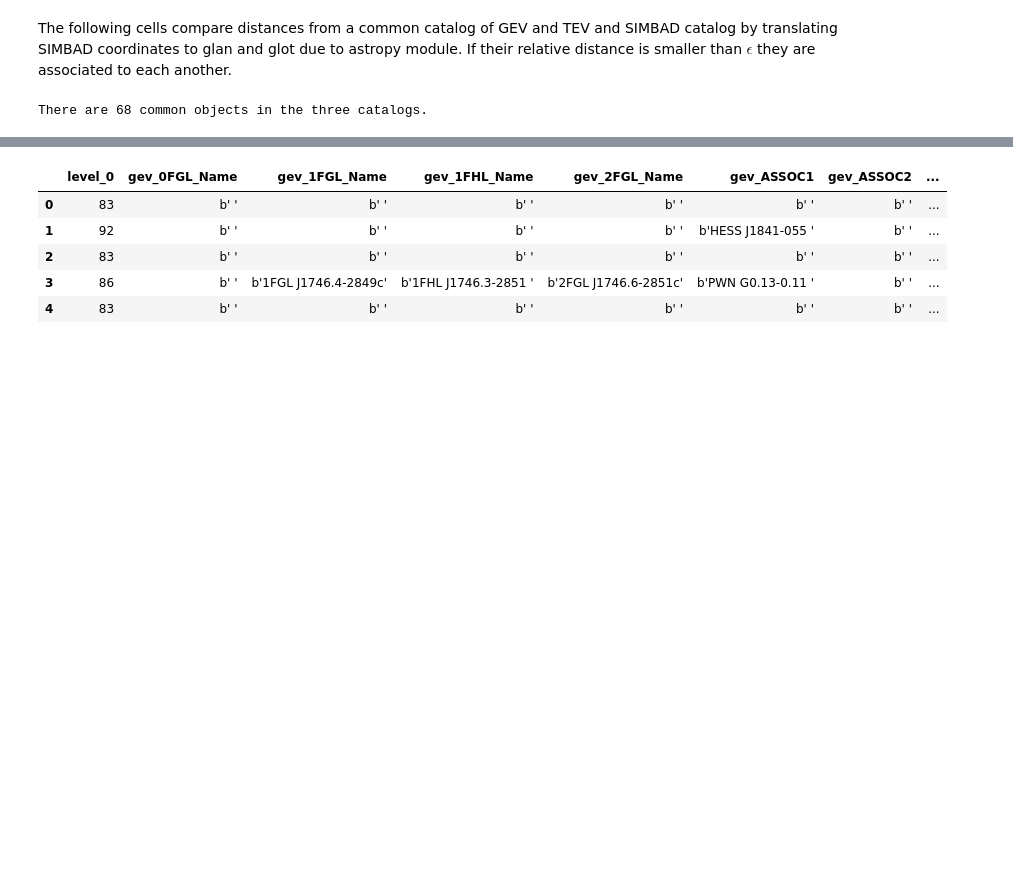
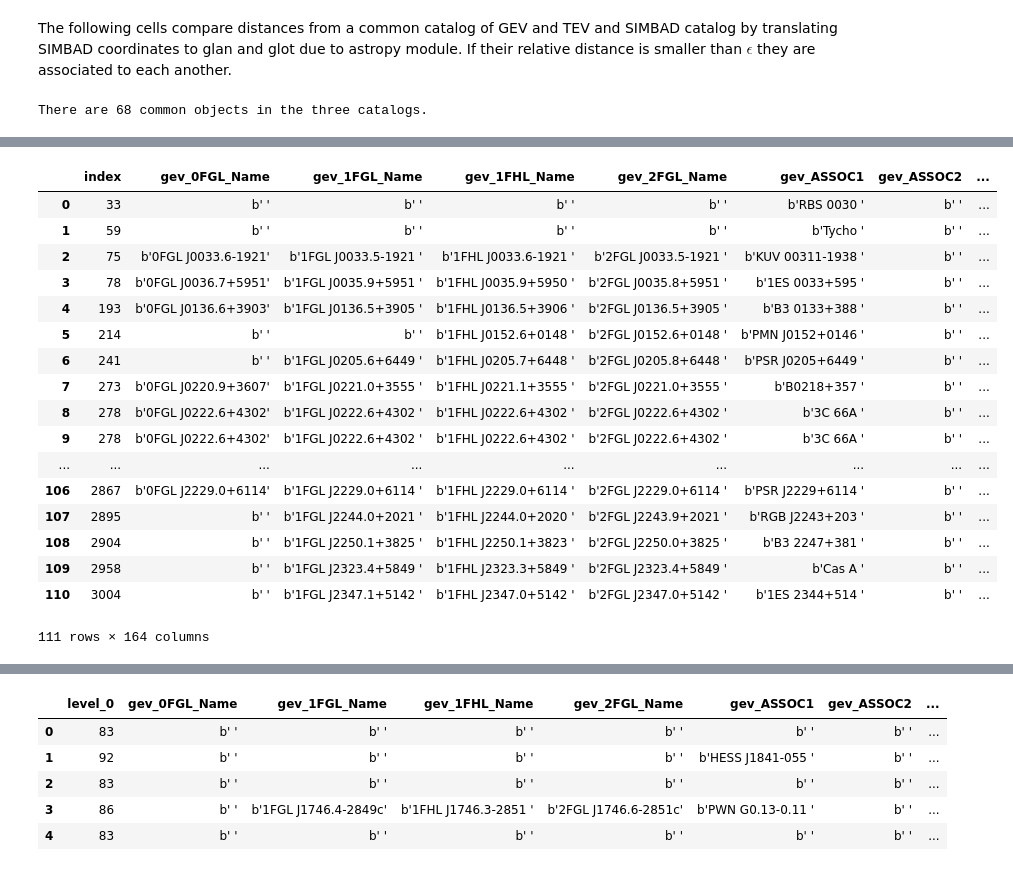
Before and after one commit to anaderi/gamma-bins, a Jupyter notebook: simbad.ipynb, the cells around one changed output, grey strips where cells are left out. Saved outputs shown, nothing was run; the diff lists cells and outputs as text; code cells hidden in the pictures; blank space fills up the shorter version.

```diff
--- a/simbad.ipynb
+++ b/simbad.ipynb
@@ -163,3 +224,6 @@ pd_common_gevtevsimbad = create_common_data(common_data, pd_simbad, matrix)
 print("There are " + str(len(pd_common_gevtevsimbad)) + " common objects in the three catalogs.")
 # %% [output]
 There are 68 common objects in the three catalogs.
+# %%
+pd_simbad_for_gevtev = create_simbad_pandas_for_gevtev(common_data, pd_simbad, _epsilon)
+pd_common_gevtev = pd.merge(common_data, pd_simbad_for_gevtev, how='inner', left_index=True, right_index=True)
@@ -165,0 +244,21 @@ There are 68 common objects in the three catalogs.
+# %%
+pd_common_gevtev
+# %% [output]
+|  | index | gev_0FGL_Name | gev_1FGL_Name | gev_1FHL_Name | gev_2FGL_Name | gev_ASSOC1 | gev_ASSOC2 | ... |
+| 0 | 33 | b' ' | b' ' | b' ' | b' ' | b'RBS 0030 ' | b' ' | ... |
+| 1 | 59 | b' ' | b' ' | b' ' | b' ' | b'Tycho ' | b' ' | ... |
+| 2 | 75 | b'0FGL J0033.6-1921' | b'1FGL J0033.5-1921 ' | b'1FHL J0033.6-1921 ' | b'2FGL J0033.5-1921 ' | b'KUV 00311-1938 ' | b' ' | ... |
+| 3 | 78 | b'0FGL J0036.7+5951' | b'1FGL J0035.9+5951 ' | b'1FHL J0035.9+5950 ' | b'2FGL J0035.8+5951 ' | b'1ES 0033+595 ' | b' ' | ... |
+| 4 | 193 | b'0FGL J0136.6+3903' | b'1FGL J0136.5+3905 ' | b'1FHL J0136.5+3906 ' | b'2FGL J0136.5+3905 ' | b'B3 0133+388 ' | b' ' | ... |
+| 5 | 214 | b' ' | b' ' | b'1FHL J0152.6+0148 ' | b'2FGL J0152.6+0148 ' | b'PMN J0152+0146 ' | b' ' | ... |
+| 6 | 241 | b' ' | b'1FGL J0205.6+6449 ' | b'1FHL J0205.7+6448 ' | b'2FGL J0205.8+6448 ' | b'PSR J0205+6449 ' | b' ' | ... |
+| 7 | 273 | b'0FGL J0220.9+3607' | b'1FGL J0221.0+3555 ' | b'1FHL J0221.1+3555 ' | b'2FGL J0221.0+3555 ' | b'B0218+357 ' | b' ' | ... |
+| 8 | 278 | b'0FGL J0222.6+4302' | b'1FGL J0222.6+4302 ' | b'1FHL J0222.6+4302 ' | b'2FGL J0222.6+4302 ' | b'3C 66A ' | b' ' | ... |
+| 9 | 278 | b'0FGL J0222.6+4302' | b'1FGL J0222.6+4302 ' | b'1FHL J0222.6+4302 ' | b'2FGL J0222.6+4302 ' | b'3C 66A ' | b' ' | ... |
+| ... | ... | ... | ... | ... | ... | ... | ... | ... |
+| 106 | 2867 | b'0FGL J2229.0+6114' | b'1FGL J2229.0+6114 ' | b'1FHL J2229.0+6114 ' | b'2FGL J2229.0+6114 ' | b'PSR J2229+6114 ' | b' ' | ... |
+| 107 | 2895 | b' ' | b'1FGL J2244.0+2021 ' | b'1FHL J2244.0+2020 ' | b'2FGL J2243.9+2021 ' | b'RGB J2243+203 ' | b' ' | ... |
+| 108 | 2904 | b' ' | b'1FGL J2250.1+3825 ' | b'1FHL J2250.1+3823 ' | b'2FGL J2250.0+3825 ' | b'B3 2247+381 ' | b' ' | ... |
+| 109 | 2958 | b' ' | b'1FGL J2323.4+5849 ' | b'1FHL J2323.3+5849 ' | b'2FGL J2323.4+5849 ' | b'Cas A ' | b' ' | ... |
+| 110 | 3004 | b' ' | b'1FGL J2347.1+5142 ' | b'1FHL J2347.0+5142 ' | b'2FGL J2347.0+5142 ' | b'1ES 2344+514 ' | b' ' | ... |
+111 rows × 164 columns
```
Also changed, not shown: parts of 6 cells of this notebook, 17 other files.
